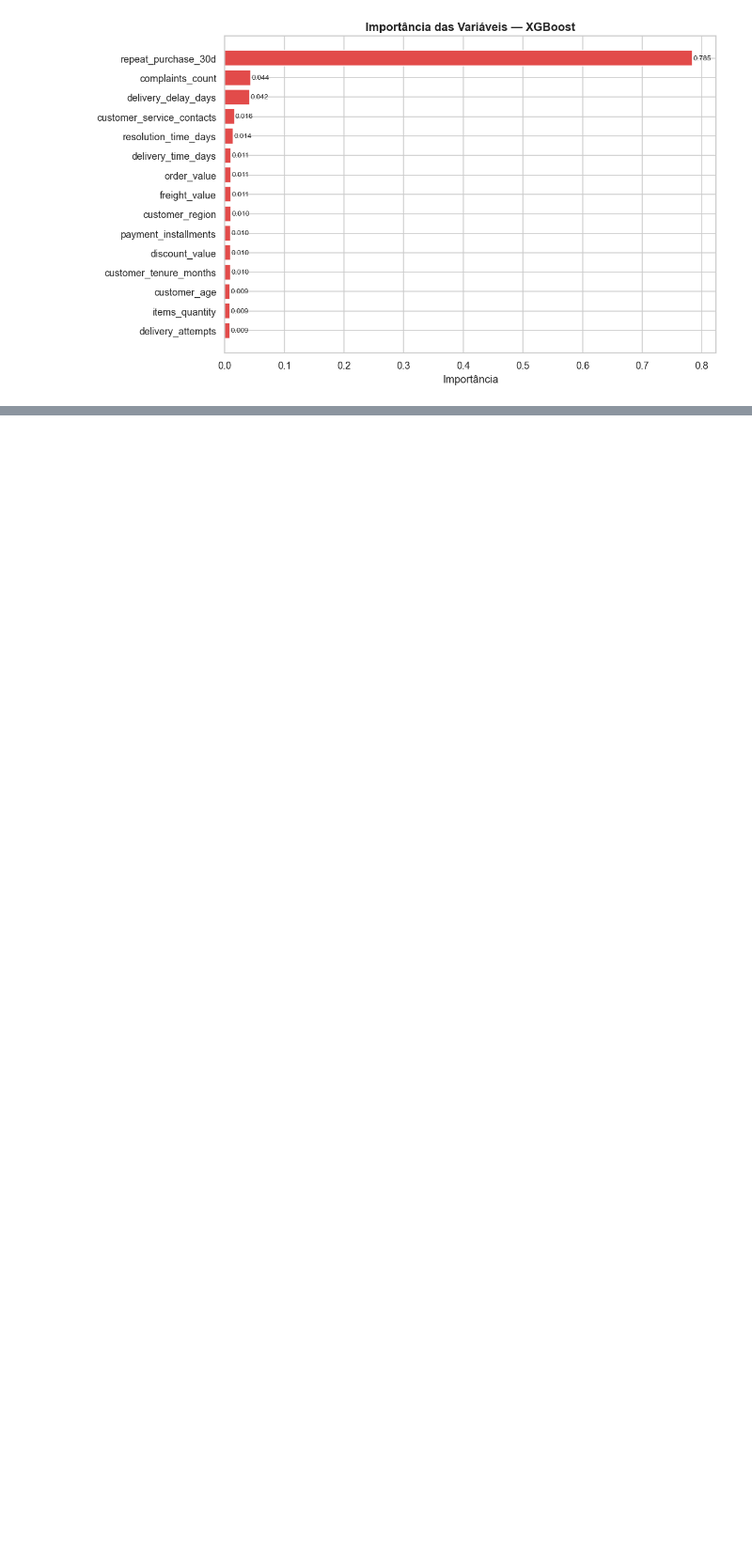
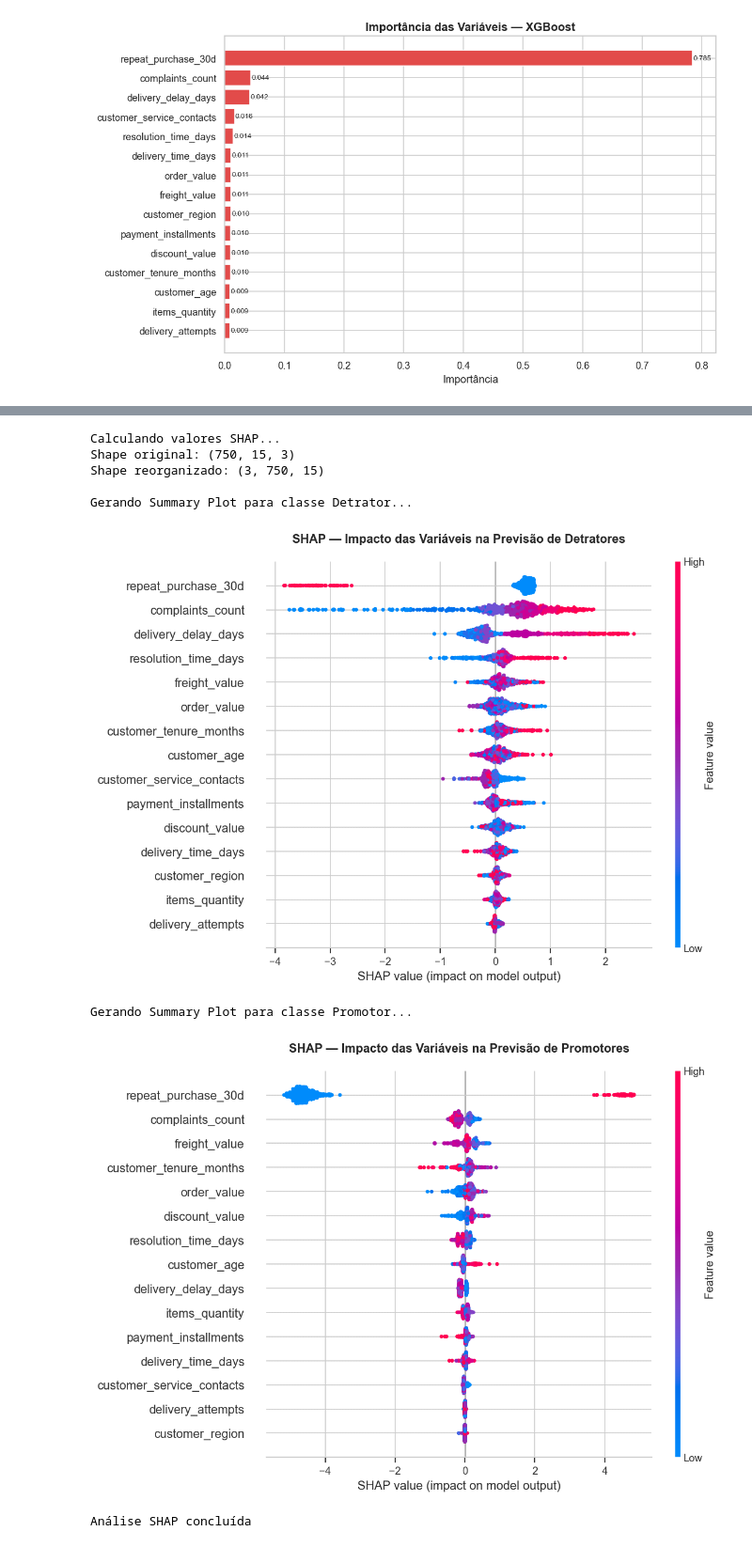
Before and after one commit to GuilhermeDinizLeocadio/Fiap-Nps-Preditivo, a Jupyter notebook: notebooks/02_model.ipynb, the cells around one changed output, grey strips where cells are left out. Shown at 94% size. Cells and saved outputs as stored; diff of their text form; code cells hidden in the pictures; blank space fills up the shorter version.

```diff
--- a/notebooks/02_model.ipynb
+++ b/notebooks/02_model.ipynb
@@ -403,0 +517,61 @@ Melhoria vs Rand Forest: +0.0120
+# %%
+# ============================================================
+# SEÇÃO 8 - INTERPRETABILIDADE (SHAP)
+# ============================================================
+
+print("Calculando valores SHAP...")
+shap_values = explainer.shap_values(X_test)
+shap_array = np.array(shap_values)
+print(f"Shape original: {shap_array.shape}")
+
+# Reorganizando para formato correto
+# (750, 15, 3) → precisamos de (3, 750, 15)
+if shap_array.shape == (750, 15, 3):
+    shap_reorganizado = np.transpose(shap_array, (2, 0, 1))
+    print(f"Shape reorganizado: {shap_reorganizado.shape}")
+else:
+    shap_reorganizado = shap_array
+
+# --- Summary Plot para Detratores (classe 0) ---
+print("\nGerando Summary Plot para classe Detrator...")
+plt.figure(figsize=(10, 7))
+shap.summary_plot(
+    shap_reorganizado[0],
+    X_test,
+    feature_names=X.columns.tolist(),
+    show=False,
+    plot_size=(10, 7)
+)
+plt.title('SHAP — Impacto das Variáveis na Previsão de Detratores',
+          fontsize=13, fontweight='bold', pad=20)
+plt.tight_layout()
+plt.savefig('../reports/figures/13_shap_detrator.png', bbox_inches='tight')
+plt.show()
+
+# --- Summary Plot para Promotores (classe 2) ---
+print("Gerando Summary Plot para classe Promotor...")
+plt.figure(figsize=(10, 7))
+shap.summary_plot(
+    shap_reorganizado[2],
+    X_test,
+    feature_names=X.columns.tolist(),
+    show=False,
+    plot_size=(10, 7)
+)
+plt.title('SHAP — Impacto das Variáveis na Previsão de Promotores',
+          fontsize=13, fontweight='bold', pad=20)
+plt.tight_layout()
+plt.savefig('../reports/figures/14_shap_promotor.png', bbox_inches='tight')
+plt.show()
+
+print("\nAnálise SHAP concluída")
+# %% [output]
+Calculando valores SHAP...
+Shape original: (750, 15, 3)
+Shape reorganizado: (3, 750, 15)
+
+Gerando Summary Plot para classe Detrator...
+[figure, added]
+Gerando Summary Plot para classe Promotor...
+[figure, added]
+Análise SHAP concluída
```
Also changed, not shown: parts of 3 cells of this notebook, 4 other files.
